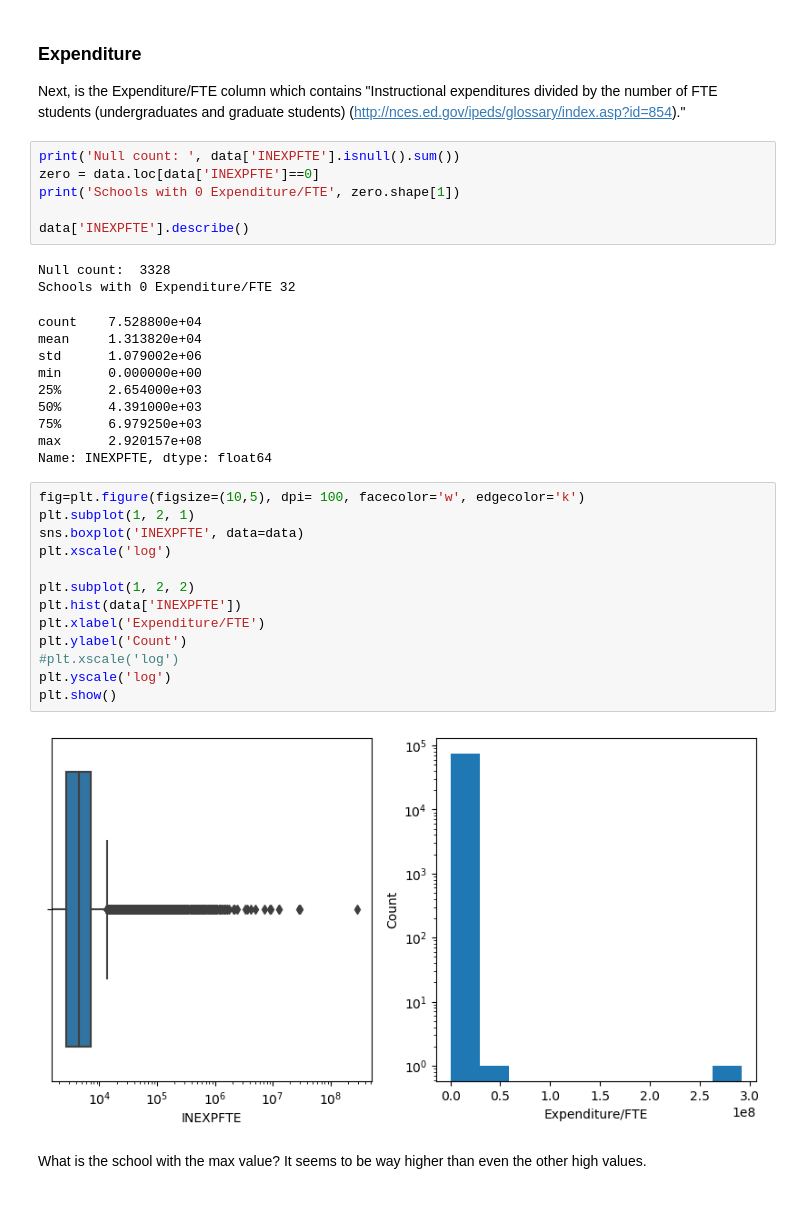
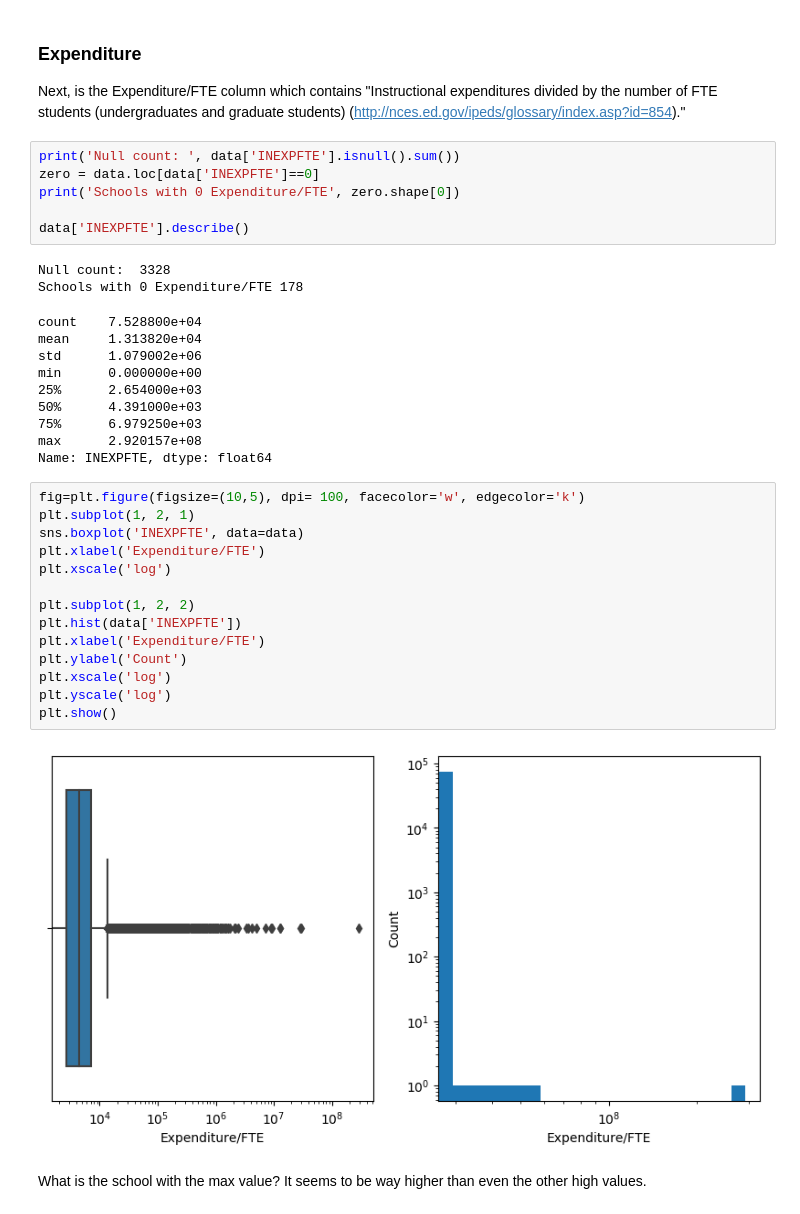
Before and after one commit to kregier/Springboard, a Jupyter notebook: Capstone2/CollegeScorecardDataWrangling.ipynb, the cells around one changed output. Drawn from its saved outputs; the diff is of its cells as text.

```diff
--- a/Capstone2/CollegeScorecardDataWrangling.ipynb
+++ b/Capstone2/CollegeScorecardDataWrangling.ipynb
@@ -742,12 +742,12 @@ Next, is the Expenditure/FTE column which contains "Instructional expenditures d
 # %%
 print('Null count: ', data['INEXPFTE'].isnull().sum())
 zero = data.loc[data['INEXPFTE']==0]
-print('Schools with 0 Expenditure/FTE', zero.shape[1])
+print('Schools with 0 Expenditure/FTE', zero.shape[0])
 
 data['INEXPFTE'].describe()
 # %% [output]
 Null count:  3328
-Schools with 0 Expenditure/FTE 32
+Schools with 0 Expenditure/FTE 178
 count    7.528800e+04
 mean     1.313820e+04
 std      1.079002e+06
@@ -760,18 +760,19 @@ Name: INEXPFTE, dtype: float64
 # %%
 fig=plt.figure(figsize=(10,5), dpi= 100, facecolor='w', edgecolor='k')
 plt.subplot(1, 2, 1)
 sns.boxplot('INEXPFTE', data=data)
+plt.xlabel('Expenditure/FTE')
 plt.xscale('log')
 
 plt.subplot(1, 2, 2)
 plt.hist(data['INEXPFTE'])
 plt.xlabel('Expenditure/FTE')
 plt.ylabel('Count')
-#plt.xscale('log')
+plt.xscale('log')
 plt.yscale('log')
 plt.show()
 # %% [output]
-[figure, old version]
+[figure, new version]
 # %% [markdown]
 What is the school with the max value? It seems to be way higher than even the other high values.
 # %%
```
Also changed, not shown: parts of 79 cells of this notebook, 1 other file.
